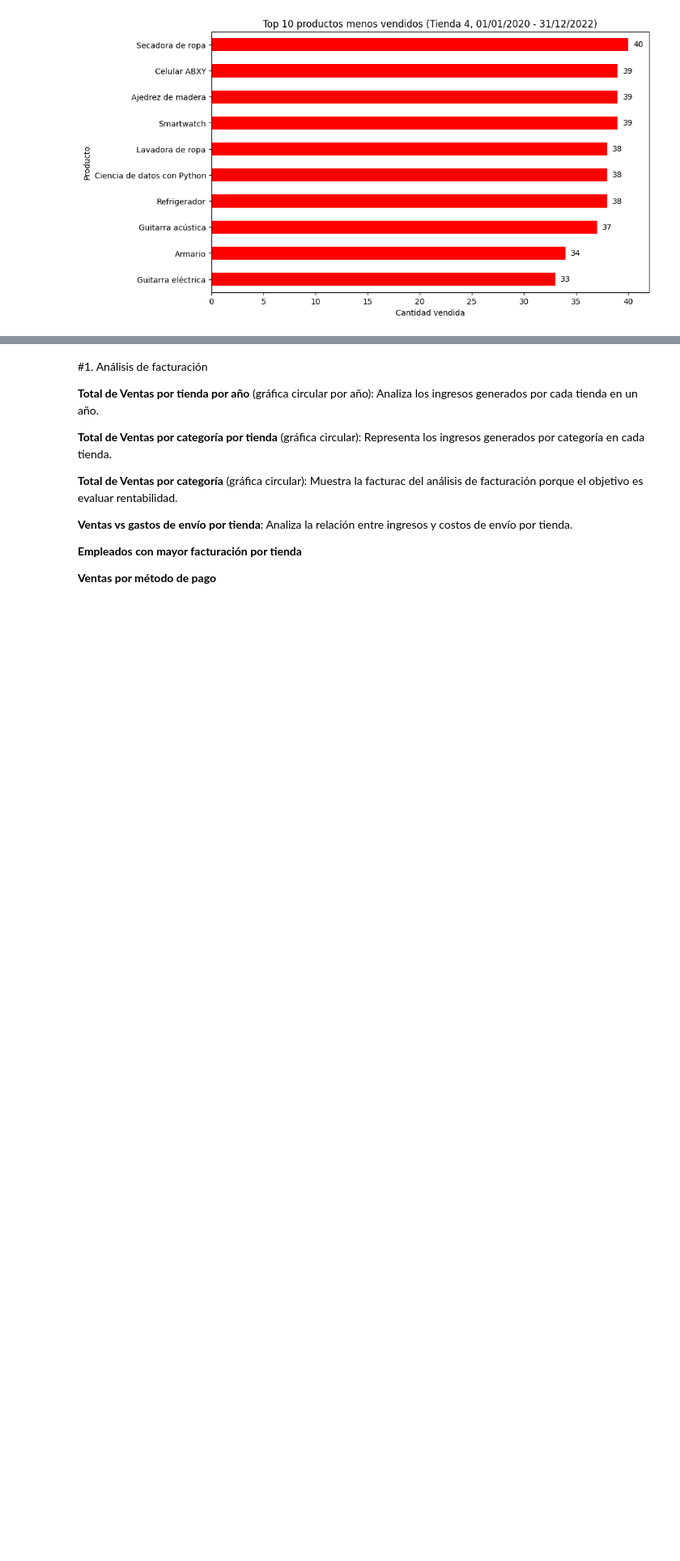
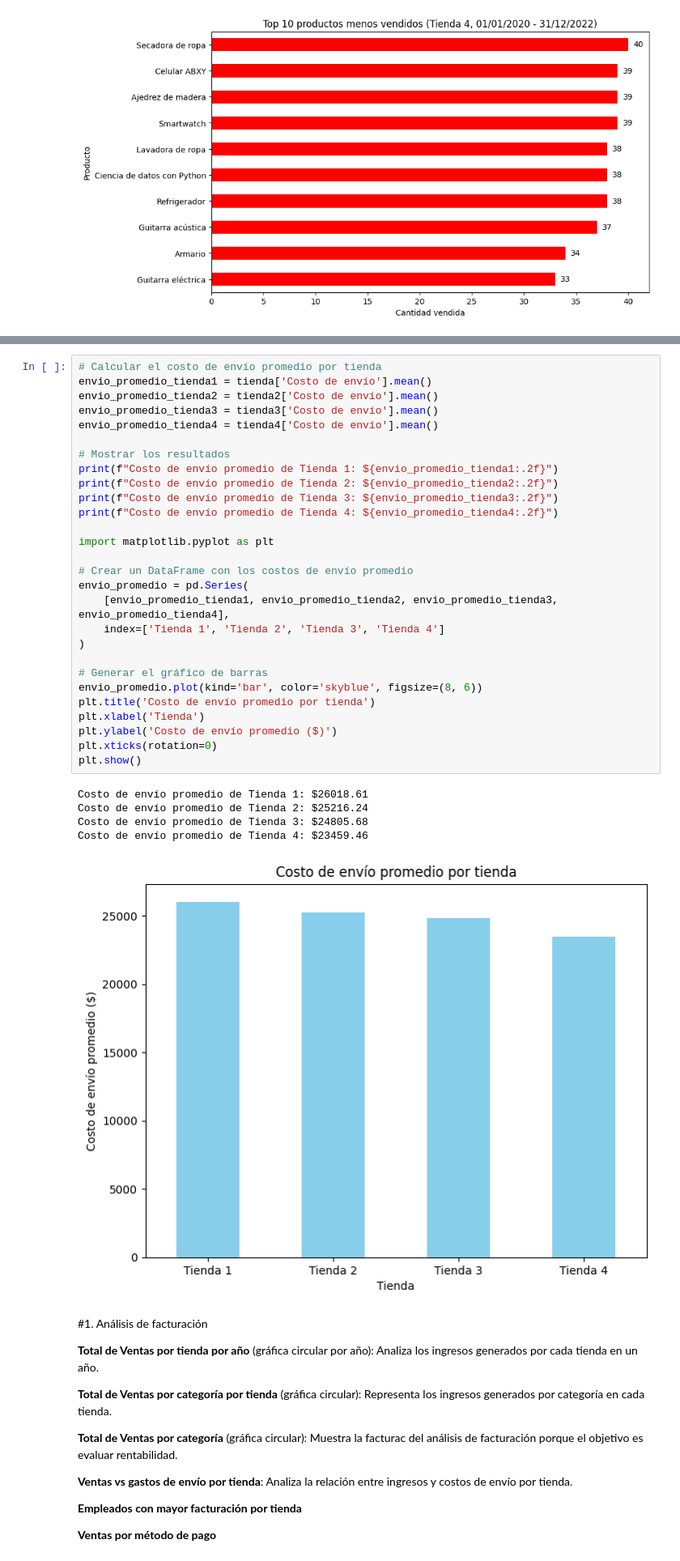
Before and after one commit to mauloredo/challenge-alura-store-mlp, a Jupyter notebook: AluraStoreLatam.ipynb, the cells around one changed output, grey strips where cells are left out. Shown at 81% size. Drawn from its saved outputs; the diff is of its cells as text; blank space fills up the shorter version.

Commit message:
Se añade gráfico de costos de envío por tienda

```diff
--- a/AluraStoreLatam.ipynb
+++ b/AluraStoreLatam.ipynb
@@ -237,3 +240,37 @@ for nombre_tienda, datos in tiendas.items():
+# %%
+# Calcular el costo de envío promedio por tienda
+envio_promedio_tienda1 = tienda['Costo de envío'].mean()
+envio_promedio_tienda2 = tienda2['Costo de envío'].mean()
+envio_promedio_tienda3 = tienda3['Costo de envío'].mean()
+envio_promedio_tienda4 = tienda4['Costo de envío'].mean()
+
+# Mostrar los resultados
+print(f"Costo de envío promedio de Tienda 1: ${envio_promedio_tienda1:.2f}")
+print(f"Costo de envío promedio de Tienda 2: ${envio_promedio_tienda2:.2f}")
+print(f"Costo de envío promedio de Tienda 3: ${envio_promedio_tienda3:.2f}")
+print(f"Costo de envío promedio de Tienda 4: ${envio_promedio_tienda4:.2f}")
+
+import matplotlib.pyplot as plt
+
+# Crear un DataFrame con los costos de envío promedio
+envio_promedio = pd.Series(
+    [envio_promedio_tienda1, envio_promedio_tienda2, envio_promedio_tienda3, envio_promedio_tienda4],
+    index=['Tienda 1', 'Tienda 2', 'Tienda 3', 'Tienda 4']
+)
+
+# Generar el gráfico de barras
+envio_promedio.plot(kind='bar', color='skyblue', figsize=(8, 6))
+plt.title('Costo de envío promedio por tienda')
+plt.xlabel('Tienda')
+plt.ylabel('Costo de envío promedio ($)')
+plt.xticks(rotation=0)
+plt.show()
+# %% [output]
+Costo de envío promedio de Tienda 1: $26018.61
+Costo de envío promedio de Tienda 2: $25216.24
+Costo de envío promedio de Tienda 3: $24805.68
+Costo de envío promedio de Tienda 4: $23459.46
+[figure, added]
 # %% [markdown]
 #1. Análisis de facturación
 
```
Also changed, not shown: parts of 1 cell of this notebook.
